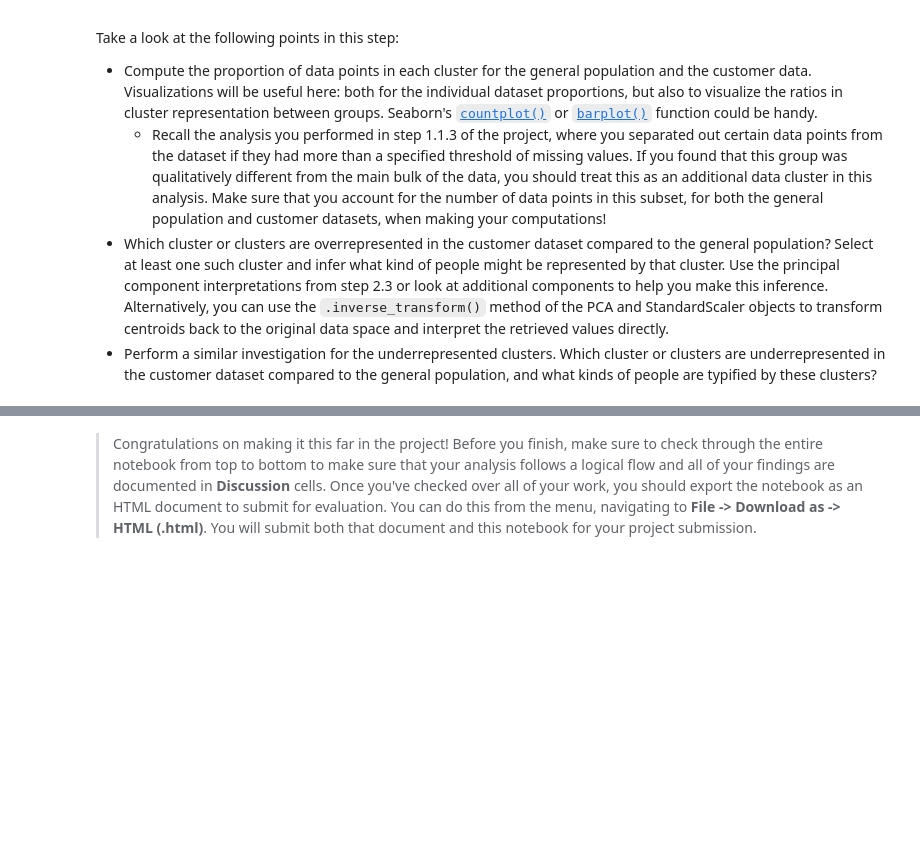
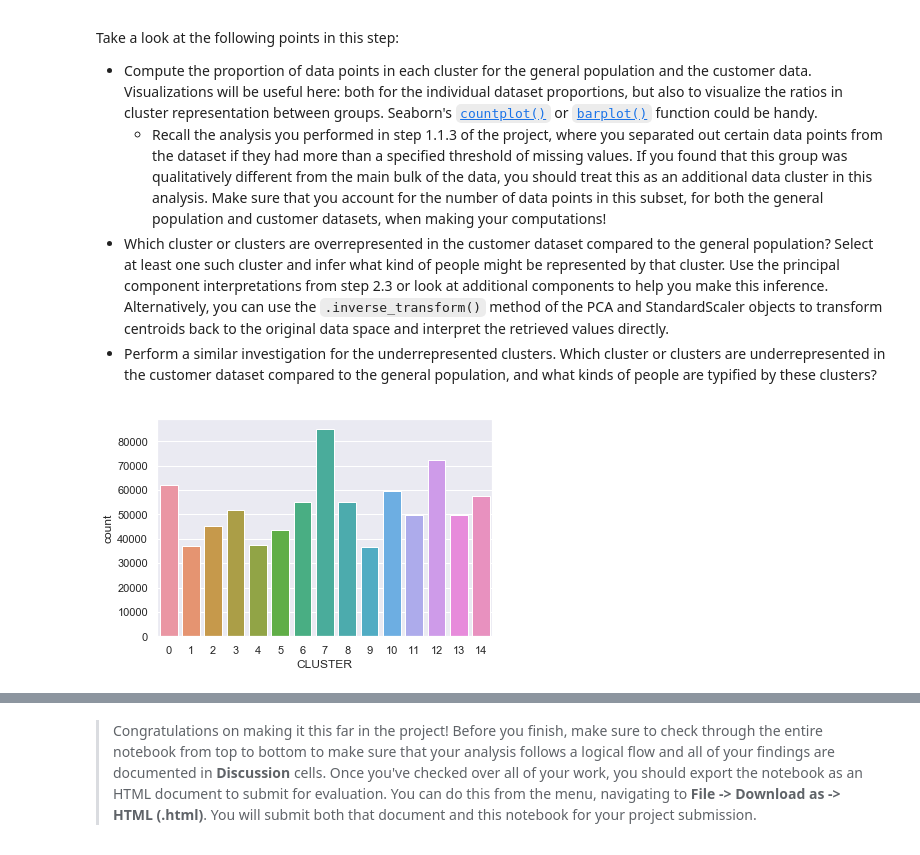
Before and after one commit to deepumons/data-scientist-nd, a Jupyter notebook: p3_customer_segments/Identify_Customer_Segments.ipynb, the cells around one changed output, grey strips where cells are left out. Cells and saved outputs as stored; diff of their text form; code cells hidden in the pictures; blank space fills up the shorter version.

```diff
--- a/p3_customer_segments/Identify_Customer_Segments.ipynb
+++ b/p3_customer_segments/Identify_Customer_Segments.ipynb
@@ -858,3 +1030,6 @@ You've assessed and cleaned the demographics data, then scaled and transformed t
 # %%
 # Re-fit the k-means model with the selected number of clusters and obtain
 # cluster predictions for the general population demographics data.
+
+clusterer = KMeans(n_clusters=15, random_state=0)
+azdias_preds = clusterer.fit_predict(azdias_pca)
@@ -895,0 +1149,27 @@ Take a look at the following points in this step:
+# %%
+# Compare the proportion of data in each cluster for the customer data to the
+# proportion of data in each cluster for the general population.
+
+# Converting ndarray to a data frame
+azdias_preds_df = pd.DataFrame(azdias_preds, columns=['CLUSTER'])
+# Adding the ignored rows from azdias data set as cluster no 15.
+azdias_nans = pd.DataFrame((np.ones(azdias2.shape[0])*15).astype(int), index=azdias2.index, columns=['CLUSTER'])
+azdias_total = pd.concat([azdias_preds_df, azdias_nans])
+azdias_total['SOURCE']='azdias'
+
+customers_preds_df = pd.DataFrame(customers_preds, columns=['CLUSTER'])
+# Adding the ignored rows from customers data set as cluster no 15.
+customers_nans = pd.DataFrame((np.ones(customers2.shape[0])*15).astype(int), index=customers2.index, columns=['CLUSTER'])
+customers_total = pd.concat([customers_preds_df, customers_nans])
+customers_total['SOURCE']='customers'
+
+#azdias_total.groupby(['CLUSTER'])['CLUSTER'].count()
+#azdias_total
+
+#customers_total.groupby(['CLUSTER'])['CLUSTER'].count()
+#customers_total
+# %%
+sns.set(style="darkgrid")
+ax = sns.countplot(x="CLUSTER", data=azdias_preds_df)
+# %% [output]
+[figure, added]
```
Also changed, not shown: parts of 47 cells of this notebook, 1 other file.
